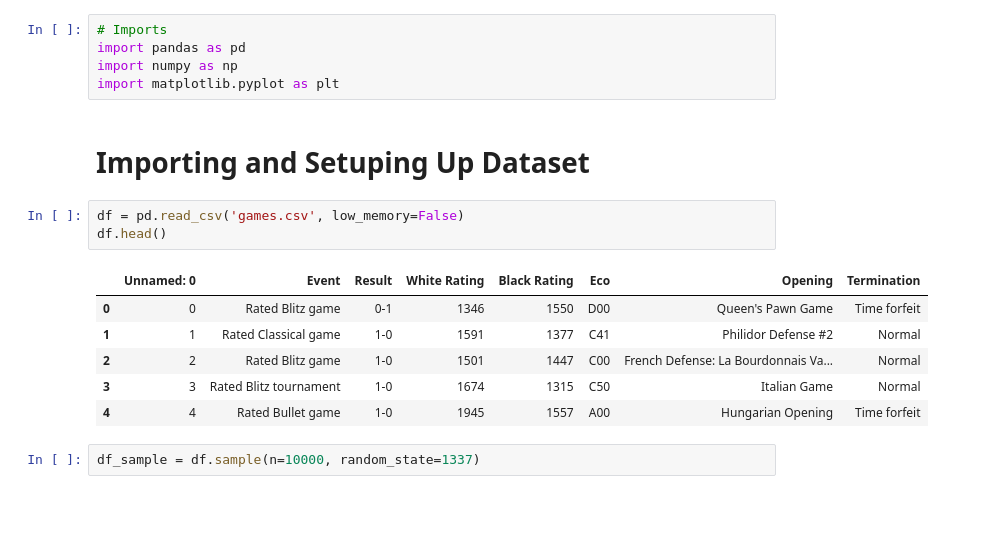
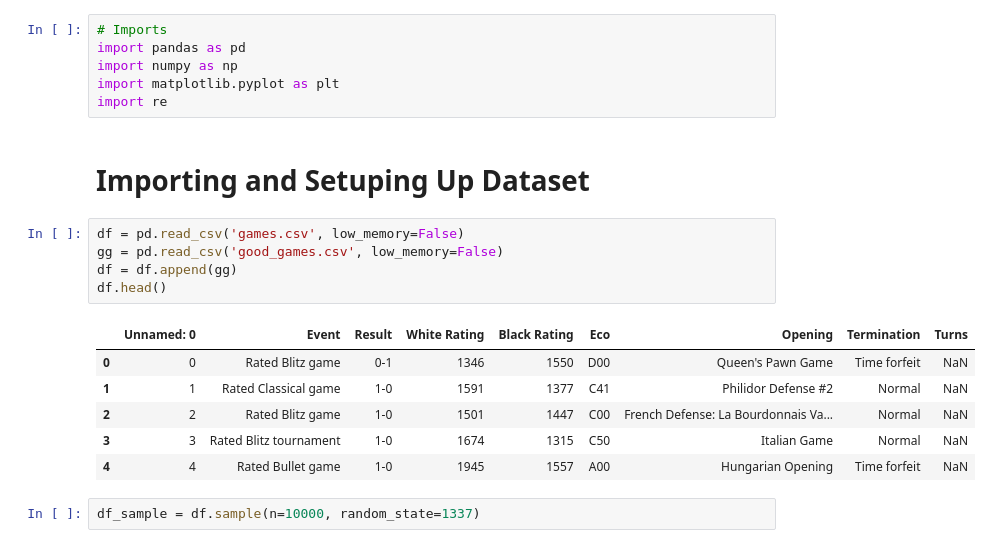
Before and after one commit to kdesai2018/DSL-final-project, a Jupyter notebook: jordan_analysis.ipynb, the cells around one changed output. Saved outputs shown, nothing was run; the diff lists cells and outputs as text; blank space fills up the shorter version.

```diff
--- a/jordan_analysis.ipynb
+++ b/jordan_analysis.ipynb
@@ -3,18 +3,21 @@
 import pandas as pd
 import numpy as np
 import matplotlib.pyplot as plt
+import re
 # %% [markdown]
 # Importing and Setuping Up Dataset
 # %%
 df = pd.read_csv('games.csv', low_memory=False)
+gg = pd.read_csv('good_games.csv', low_memory=False)
+df = df.append(gg)
 df.head()
 # %% [output]
-|  | Unnamed: 0 | Event | Result | White Rating | Black Rating | Eco | Opening | Termination |
-| 0 | 0 | Rated Blitz game | 0-1 | 1346 | 1550 | D00 | Queen's Pawn Game | Time forfeit |
-| 1 | 1 | Rated Classical game | 1-0 | 1591 | 1377 | C41 | Philidor Defense #2 | Normal |
-| 2 | 2 | Rated Blitz game | 1-0 | 1501 | 1447 | C00 | French Defense: La Bourdonnais Va... | Normal |
-| 3 | 3 | Rated Blitz tournament | 1-0 | 1674 | 1315 | C50 | Italian Game | Normal |
-| 4 | 4 | Rated Bullet game | 1-0 | 1945 | 1557 | A00 | Hungarian Opening | Time forfeit |
+|  | Unnamed: 0 | Event | Result | White Rating | Black Rating | Eco | Opening | Termination | Turns |
+| 0 | 0 | Rated Blitz game | 0-1 | 1346 | 1550 | D00 | Queen's Pawn Game | Time forfeit | NaN |
+| 1 | 1 | Rated Classical game | 1-0 | 1591 | 1377 | C41 | Philidor Defense #2 | Normal | NaN |
+| 2 | 2 | Rated Blitz game | 1-0 | 1501 | 1447 | C00 | French Defense: La Bourdonnais Va... | Normal | NaN |
+| 3 | 3 | Rated Blitz tournament | 1-0 | 1674 | 1315 | C50 | Italian Game | Normal | NaN |
+| 4 | 4 | Rated Bullet game | 1-0 | 1945 | 1557 | A00 | Hungarian Opening | Time forfeit | NaN |
 # %%
 df_sample = df.sample(n=10000, random_state=1337)
 # %%
```
Also changed, not shown: parts of 7 cells of this notebook.
